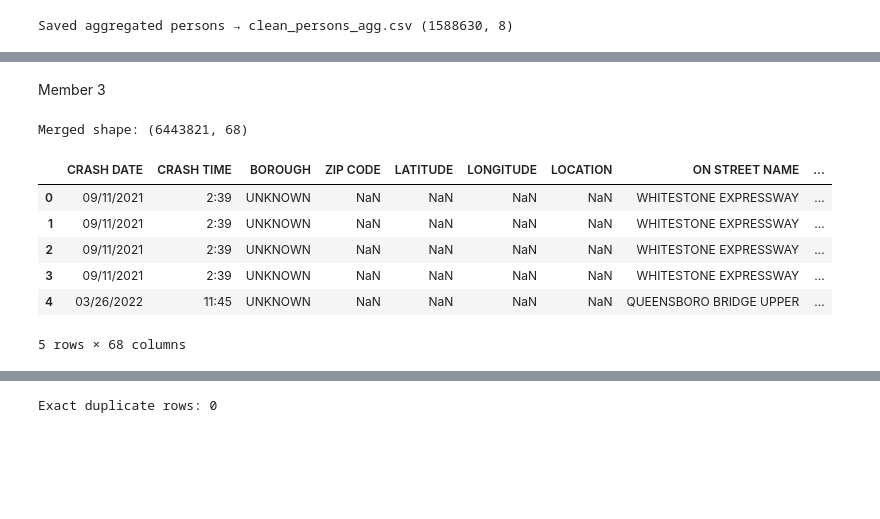
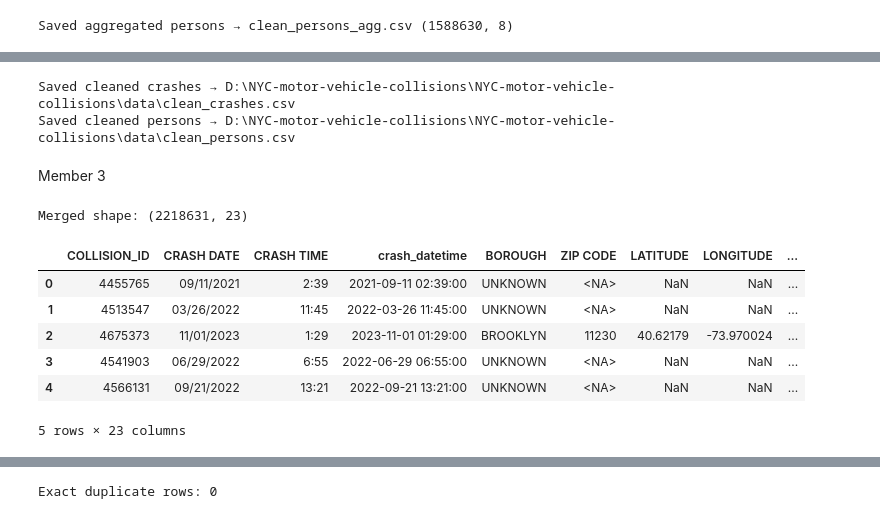
Before and after one commit to SarahRaafat/NYC-motor-vehicle-collisions, a Jupyter notebook: notebooks/Milestone1.ipynb, the cells around one changed output, grey strips where cells are left out. Drawn from its saved outputs; the diff is of its cells as text; code cells hidden in the pictures; blank space fills up the shorter version.

```diff
--- a/notebooks/Milestone1.ipynb
+++ b/notebooks/Milestone1.ipynb
@@ -34,10 +107,28 @@ import seaborn as sns
 import numpy as np
 import plotly.express as px
 # %%
+# import type 1
 # Do not click the links, the datasets are very very large
 # About 3 minutes of runtime on desktop devices
-crashes_url = 'https://data.cityofnewyork.us/api/views/h9gi-nx95/rows.csv?accessType=DOWNLOAD'
-persons_url = 'https://data.cityofnewyork.us/api/views/f55k-p6yu/rows.csv?accessType=DOWNLOAD'
+# crashes_url = 'https://data.cityofnewyork.us/api/views/h9gi-nx95/rows.csv?accessType=DOWNLOAD'
+# persons_url = 'https://data.cityofnewyork.us/api/views/f55k-p6yu/rows.csv?accessType=DOWNLOAD'
 
-df_crashes = pd.read_csv(crashes_url,low_memory = False)
-df_persons = pd.read_csv (persons_url,low_memory = False)
+# df_crashes = pd.read_csv(crashes_url,low_memory = False)
+# df_persons = pd.read_csv (persons_url,low_memory = False)
+
+
+# import type 2
+# wasnt working l7ad ma3amlt hard code imports sorry for that
+# df_crashes = pd.read_csv('C:\\Users\\user\\Downloads\\NYC-motor-vehicle-collisions\\data\\Motor_Vehicle_Collisions_-_Crashes.csv')
+# df_persons = pd.read_csv('C:\\Users\\user\\Downloads\\NYC-motor-vehicle-collisions\\data\\Motor_Vehicle_Collisions_-_Persons.csv')
+
+
+#import type 3
+#Sarah's imports
+df_crashes = pd.read_csv('D:\\NYC-motor-vehicle-collisions\\NYC-motor-vehicle-collisions\\data\Motor_Vehicle_Collisions_-_Crashes_20251108.csv')
+df_persons = pd.read_csv('D:\\NYC-motor-vehicle-collisions\\NYC-motor-vehicle-collisions\\data\Motor_Vehicle_Collisions_-_Person_20251108.csv')
+
+
+#import type 4
+# df_crashes = pd.read_csv(r"C:\Users\gamil\Downloads\Motor_Vehicle_Collisions_-_Crashes_20251113.csv")
+# df_persons = pd.read_csv(r"C:\Users\gamil\Downloads\Motor_Vehicle_Collisions_-_Person_20251113.csv")
@@ -46,4 +134,0 @@ KeyboardInterrupt:
-# %%
-#wasnt working l7ad ma3amlt hard code imports sorry for that
-df_crashes = pd.read_csv('C:\\Users\\user\\Downloads\\NYC-motor-vehicle-collisions\\data\\Motor_Vehicle_Collisions_-_Crashes.csv')
-df_persons = pd.read_csv('C:\\Users\\user\\Downloads\\NYC-motor-vehicle-collisions\\data\\Motor_Vehicle_Collisions_-_Persons.csv')
@@ -749,3 +998,20 @@ Saved clean_persons.csv (5,813,820 rows, 27 cols)
+# %%
+# Save cleaned DataFrames for Member 3
+# ===========================
+# Save Pre-Integration Output
+# ===========================
+
+out_crashes = "D:\\NYC-motor-vehicle-collisions\\NYC-motor-vehicle-collisions\\data\\clean_crashes.csv"
+out_persons = "D:\\NYC-motor-vehicle-collisions\\NYC-motor-vehicle-collisions\\data\\clean_persons.csv"
+
+df_crashes.to_csv(out_crashes, index=False)
+df_persons.to_csv(out_persons, index=False)
+
+print(f"Saved cleaned crashes → {out_crashes}")
+print(f"Saved cleaned persons → {out_persons}")
+# %% [output]
+Saved cleaned crashes → D:\NYC-motor-vehicle-collisions\NYC-motor-vehicle-collisions\data\clean_crashes.csv
+Saved cleaned persons → D:\NYC-motor-vehicle-collisions\NYC-motor-vehicle-collisions\data\clean_persons.csv
 # %% [markdown]
 Member 3
 # %%
@@ -758,14 +1024,14 @@ clean_persons = pd.read_csv('clean_persons.csv')
 # %%
 # 2) Merge on COLLISION_ID (main integration key)
-df_merged = pd.merge(clean_crashes, clean_persons, on="COLLISION_ID", how="left", validate= "1:m")
+df_merged = pd.merge(df_crashes_small, persons_agg, on="COLLISION_ID", how="left", validate= "1:m")
 print("Merged shape:", df_merged.shape)
 display(df_merged.head())
 # %% [output]
-Merged shape: (6443821, 68)
+Merged shape: (2218631, 23)
-|  | CRASH DATE | CRASH TIME | BOROUGH | ZIP CODE | LATITUDE | LONGITUDE | LOCATION | ON STREET NAME | ... |
-| 0 | 09/11/2021 | 2:39 | UNKNOWN | NaN | NaN | NaN | NaN | WHITESTONE EXPRESSWAY | ... |
-| 1 | 09/11/2021 | 2:39 | UNKNOWN | NaN | NaN | NaN | NaN | WHITESTONE EXPRESSWAY | ... |
-| 2 | 09/11/2021 | 2:39 | UNKNOWN | NaN | NaN | NaN | NaN | WHITESTONE EXPRESSWAY | ... |
-| 3 | 09/11/2021 | 2:39 | UNKNOWN | NaN | NaN | NaN | NaN | WHITESTONE EXPRESSWAY | ... |
-| 4 | 03/26/2022 | 11:45 | UNKNOWN | NaN | NaN | NaN | NaN | QUEENSBORO BRIDGE UPPER | ... |
+|  | COLLISION_ID | CRASH DATE | CRASH TIME | crash_datetime | BOROUGH | ZIP CODE | LATITUDE | LONGITUDE | ... |
+| 0 | 4455765 | 09/11/2021 | 2:39 | 2021-09-11 02:39:00 | UNKNOWN | <NA> | NaN | NaN | ... |
+| 1 | 4513547 | 03/26/2022 | 11:45 | 2022-03-26 11:45:00 | UNKNOWN | <NA> | NaN | NaN | ... |
+| 2 | 4675373 | 11/01/2023 | 1:29 | 2023-11-01 01:29:00 | BROOKLYN | 11230 | 40.62179 | -73.970024 | ... |
+| 3 | 4541903 | 06/29/2022 | 6:55 | 2022-06-29 06:55:00 | UNKNOWN | <NA> | NaN | NaN | ... |
+| 4 | 4566131 | 09/21/2022 | 13:21 | 2022-09-21 13:21:00 | UNKNOWN | <NA> | NaN | NaN | ... |
-5 rows × 68 columns
+5 rows × 23 columns
```
Also changed, not shown: parts of 34 cells of this notebook, 2 other files.
